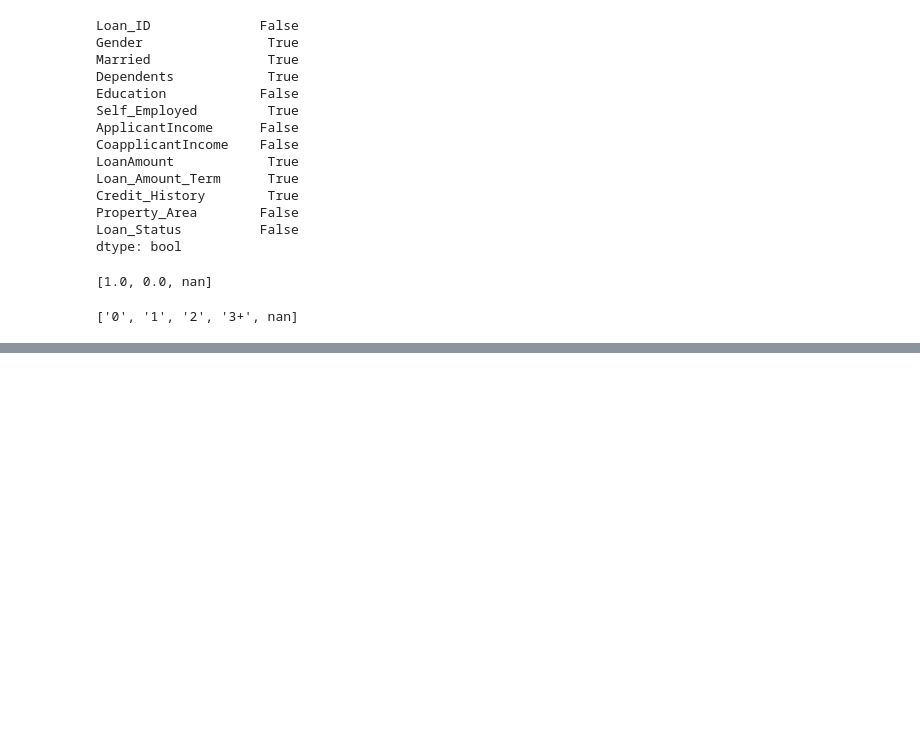
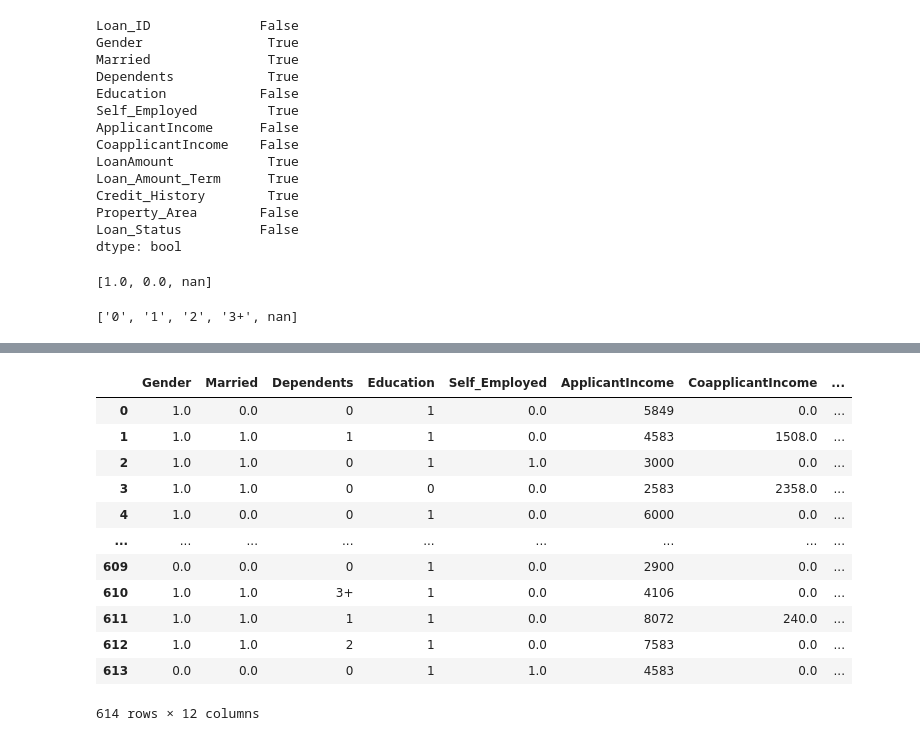
Before and after one commit to tiwansh/ML-Notebooks, a Jupyter notebook: Loan Grant/Untitled.ipynb, the cells around one changed output, grey strips where cells are left out. Drawn from its saved outputs; the diff is of its cells as text; code cells hidden in the pictures; blank space fills up the shorter version.

```diff
--- a/Loan Grant/Untitled.ipynb
+++ b/Loan Grant/Untitled.ipynb
@@ -67,0 +85,27 @@ test_df.drop(["Loan_ID"], axis=1)
+# %%
+train_df.Gender = train_df.Gender.replace({"Male" : 1, "Female" : 0})
+train_df.Married = train_df.Married.replace({"Yes" : 1, "No" : 0})
+train_df.Education = train_df.Education.replace({"Graduate" : 1, "Not Graduate" : 0})
+train_df.Self_Employed = train_df.Self_Employed.replace({"Yes" : 1, "No" : 0})
+
+
+test_df.Gender = test_df.Gender.replace({"Male" : 1, "Female" : 0})
+test_df.Married = test_df.Married.replace({"Yes" : 1, "No" : 0})
+test_df.Education = test_df.Education.replace({"Graduate" : 1, "Not Graduate" : 0})
+test_df.Self_Employed = test_df.Self_Employed.replace({"Yes" : 1, "No" : 0})
+
+train_df
+# %% [output]
+|  | Gender | Married | Dependents | Education | Self_Employed | ApplicantIncome | CoapplicantIncome | ... |
+| 0 | 1.0 | 0.0 | 0 | 1 | 0.0 | 5849 | 0.0 | ... |
+| 1 | 1.0 | 1.0 | 1 | 1 | 0.0 | 4583 | 1508.0 | ... |
+| 2 | 1.0 | 1.0 | 0 | 1 | 1.0 | 3000 | 0.0 | ... |
+| 3 | 1.0 | 1.0 | 0 | 0 | 0.0 | 2583 | 2358.0 | ... |
+| 4 | 1.0 | 0.0 | 0 | 1 | 0.0 | 6000 | 0.0 | ... |
+| ... | ... | ... | ... | ... | ... | ... | ... | ... |
+| 609 | 0.0 | 0.0 | 0 | 1 | 0.0 | 2900 | 0.0 | ... |
+| 610 | 1.0 | 1.0 | 3+ | 1 | 0.0 | 4106 | 0.0 | ... |
+| 611 | 1.0 | 1.0 | 1 | 1 | 0.0 | 8072 | 240.0 | ... |
+| 612 | 1.0 | 1.0 | 2 | 1 | 0.0 | 7583 | 0.0 | ... |
+| 613 | 0.0 | 0.0 | 0 | 1 | 1.0 | 4583 | 0.0 | ... |
+614 rows × 12 columns
```
Also changed, not shown: parts of 30 cells of this notebook.
